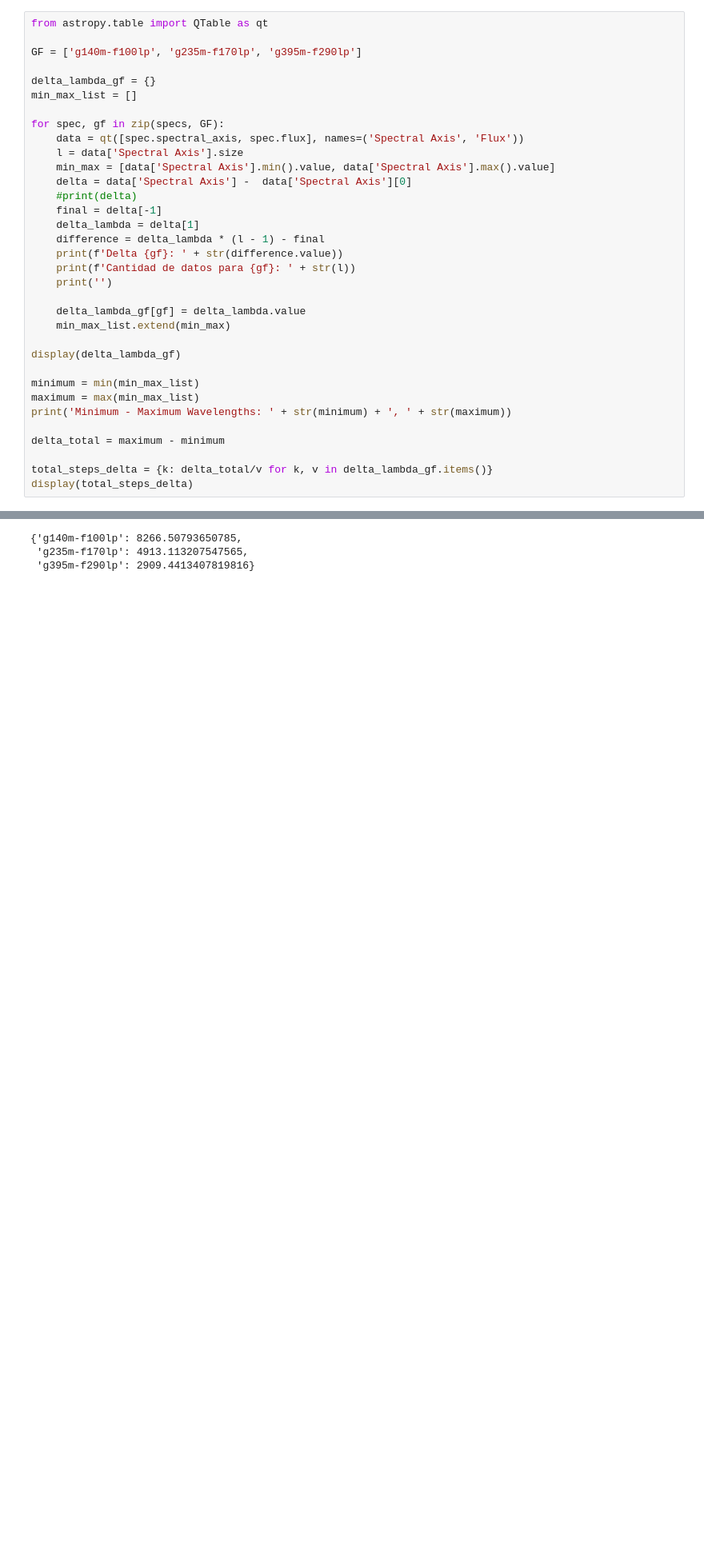
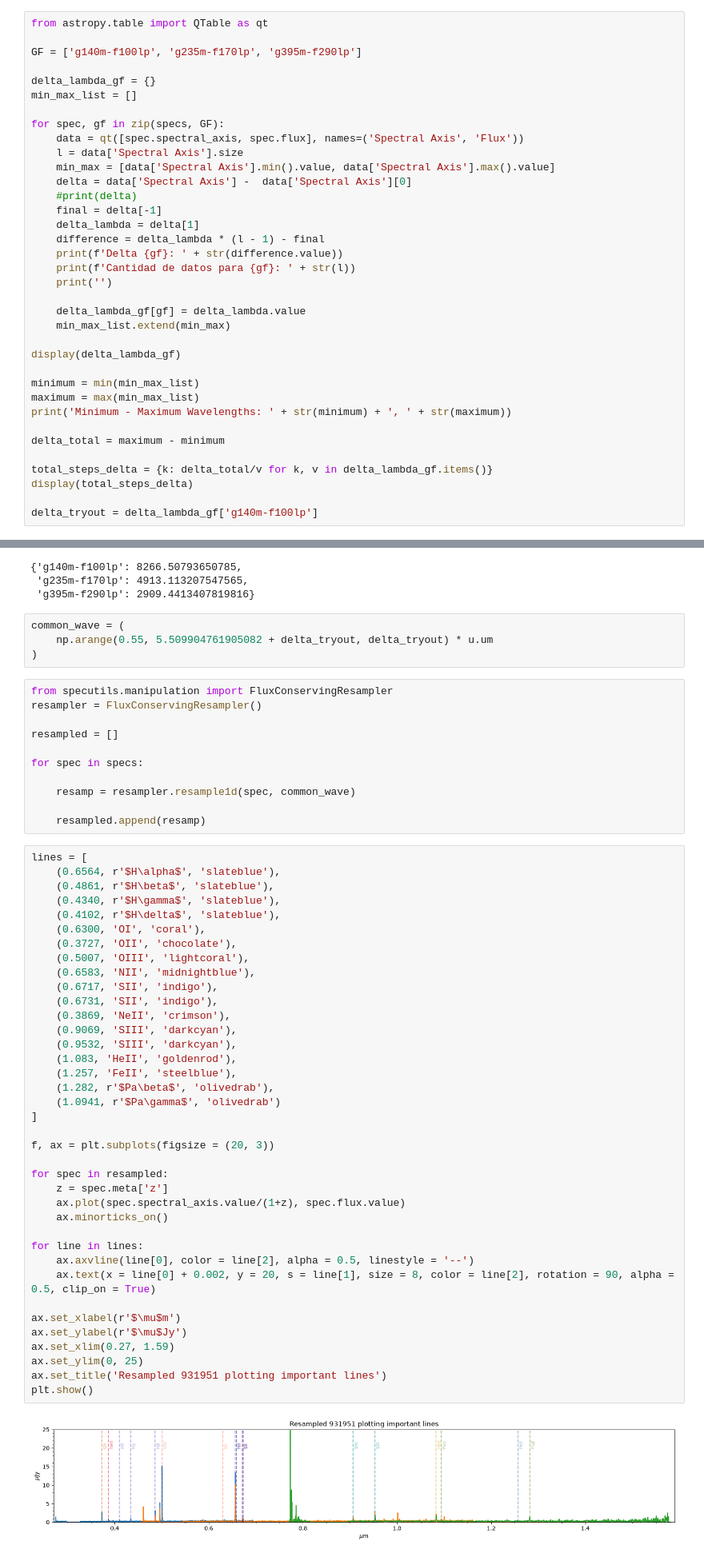
Before and after one commit to CrushinAngel/Astronomical_Investigation_Project, a Jupyter notebook: notebooks/spectrum_example.ipynb, the cells around one changed output, grey strips where cells are left out. Shown at 80% size. Saved outputs shown, nothing was run; the diff lists cells and outputs as text; blank space fills up the shorter version.

```diff
--- a/notebooks/spectrum_example.ipynb
+++ b/notebooks/spectrum_example.ipynb
@@ -89,6 +89,8 @@ delta_total = maximum - minimum
 
 total_steps_delta = {k: delta_total/v for k, v in delta_lambda_gf.items()}
 display(total_steps_delta)
+
+delta_tryout = delta_lambda_gf['g140m-f100lp']
 # %% [output]
 Delta g140m-f100lp: 0.0
 Cantidad de datos para g140m-f100lp: 4667
@@ -105,6 +107,61 @@ Minimum - Maximum Wavelengths: 0.55, 5.509904761905082
 {'g140m-f100lp': 8266.50793650785,
  'g235m-f170lp': 4913.113207547565,
  'g395m-f290lp': 2909.4413407819816}
+# %%
+common_wave = (
+    np.arange(0.55, 5.509904761905082 + delta_tryout, delta_tryout) * u.um
+)
+# %%
+from specutils.manipulation import FluxConservingResampler
+resampler = FluxConservingResampler()
+
+resampled = []
+
+for spec in specs:
+
+    resamp = resampler.resample1d(spec, common_wave)
+
+    resampled.append(resamp)
+# %%
+lines = [
+    (0.6564, r'$H\alpha$', 'slateblue'),
+    (0.4861, r'$H\beta$', 'slateblue'),
+    (0.4340, r'$H\gamma$', 'slateblue'),
+    (0.4102, r'$H\delta$', 'slateblue'),
+    (0.6300, 'OI', 'coral'),
+    (0.3727, 'OII', 'chocolate'),
+    (0.5007, 'OIII', 'lightcoral'),
+    (0.6583, 'NII', 'midnightblue'),
+    (0.6717, 'SII', 'indigo'),
+    (0.6731, 'SII', 'indigo'),
+    (0.3869, 'NeII', 'crimson'),
+    (0.9069, 'SIII', 'darkcyan'),
+    (0.9532, 'SIII', 'darkcyan'),
+    (1.083, 'HeII', 'goldenrod'),
+    (1.257, 'FeII', 'steelblue'),
+    (1.282, r'$Pa\beta$', 'olivedrab'),
+    (1.0941, r'$Pa\gamma$', 'olivedrab')
+]
+
+f, ax = plt.subplots(figsize = (20, 3))
+
+for spec in resampled:
+    z = spec.meta['z']
+    ax.plot(spec.spectral_axis.value/(1+z), spec.flux.value)
+    ax.minorticks_on()
+
+for line in lines:
+    ax.axvline(line[0], color = line[2], alpha = 0.5, linestyle = '--')
+    ax.text(x = line[0] + 0.002, y = 20, s = line[1], size = 8, color = line[2], rotation = 90, alpha = 0.5, clip_on = True)
+
+ax.set_xlabel(r'$\mu$m')
+ax.set_ylabel(r'$\mu$Jy')
+ax.set_xlim(0.27, 1.59)
+ax.set_ylim(0, 25)
+ax.set_title('Resampled 931951 plotting important lines')
+plt.show()
+# %% [output]
+[figure, added]
 # %%
 from msaexp import spectrum
 import msaexp.utils
```
Also changed, not shown: parts of 1 cell of this notebook, 1 other file.
